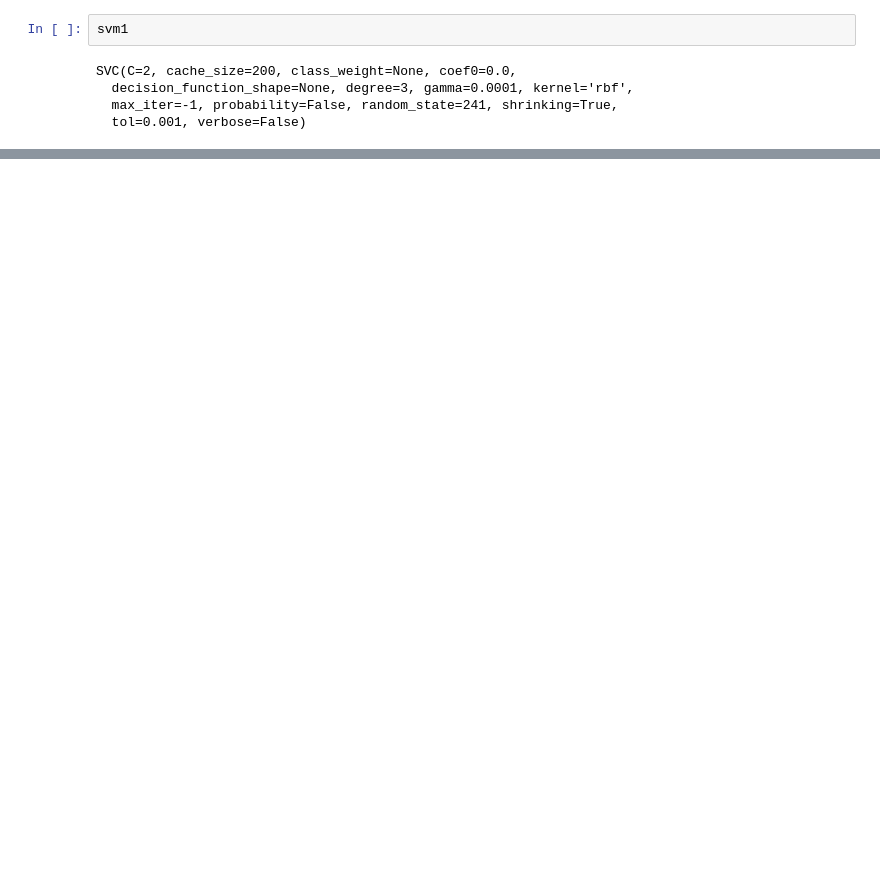
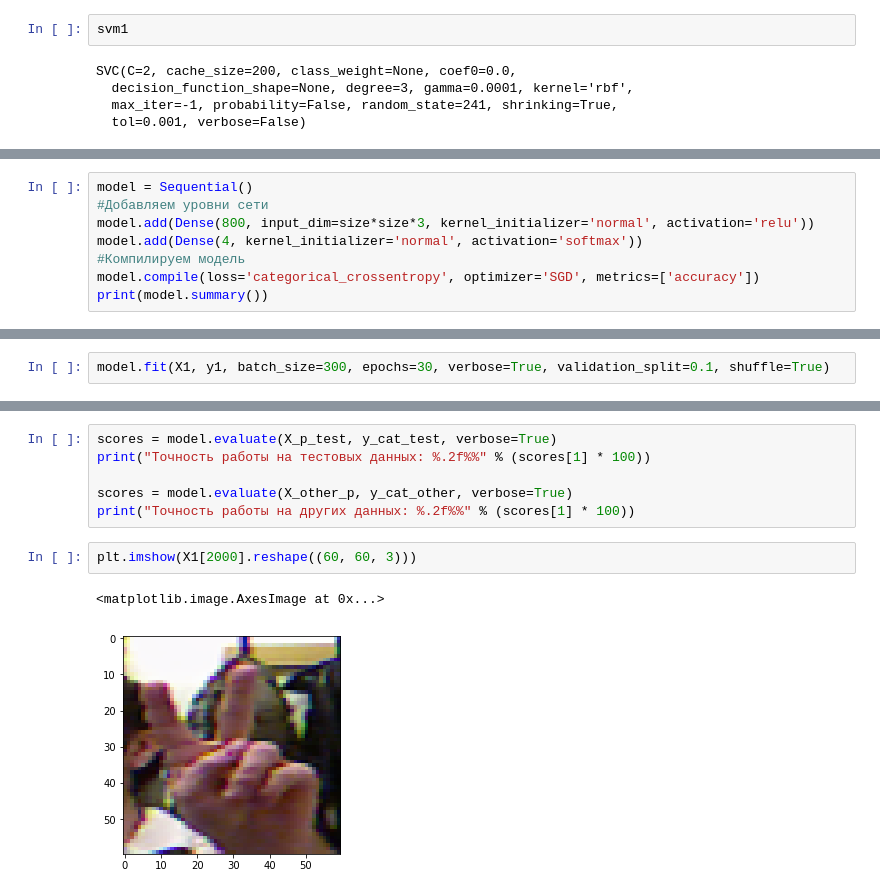
Before and after one commit to TalgatMIPT/sign_language_recognition, a Jupyter notebook: ilya/5_speakers_dataset.ipynb, the cells around one changed output, grey strips where cells are left out. Drawn from its saved outputs; the diff is of its cells as text; blank space fills up the shorter version.

```diff
--- a/ilya/5_speakers_dataset.ipynb
+++ b/ilya/5_speakers_dataset.ipynb
@@ -188,0 +268,8 @@ SVC(C=2, cache_size=200, class_weight=None, coef0=0.0,
+# %%
+model = Sequential()
+#Добавляем уровни сети
+model.add(Dense(800, input_dim=size*size*3, kernel_initializer='normal', activation='relu'))
+model.add(Dense(4, kernel_initializer='normal', activation='softmax'))
+#Компилируем модель
+model.compile(loss='categorical_crossentropy', optimizer='SGD', metrics=['accuracy'])
+print(model.summary())
@@ -188,0 +289,2 @@ SVC(C=2, cache_size=200, class_weight=None, coef0=0.0,
+# %%
+model.fit(X1, y1, batch_size=300, epochs=30, verbose=True, validation_split=0.1, shuffle=True)
@@ -188,0 +343,11 @@ SVC(C=2, cache_size=200, class_weight=None, coef0=0.0,
+# %%
+scores = model.evaluate(X_p_test, y_cat_test, verbose=True)
+print("Точность работы на тестовых данных: %.2f%%" % (scores[1] * 100))
+
+scores = model.evaluate(X_other_p, y_cat_other, verbose=True)
+print("Точность работы на других данных: %.2f%%" % (scores[1] * 100))
+# %%
+plt.imshow(X1[2000].reshape((60, 60, 3)))
+# %% [output]
+<matplotlib.image.AxesImage at 0x...>
+[figure, added]
```
Also changed, not shown: parts of 36 cells of this notebook, 4 other files.
